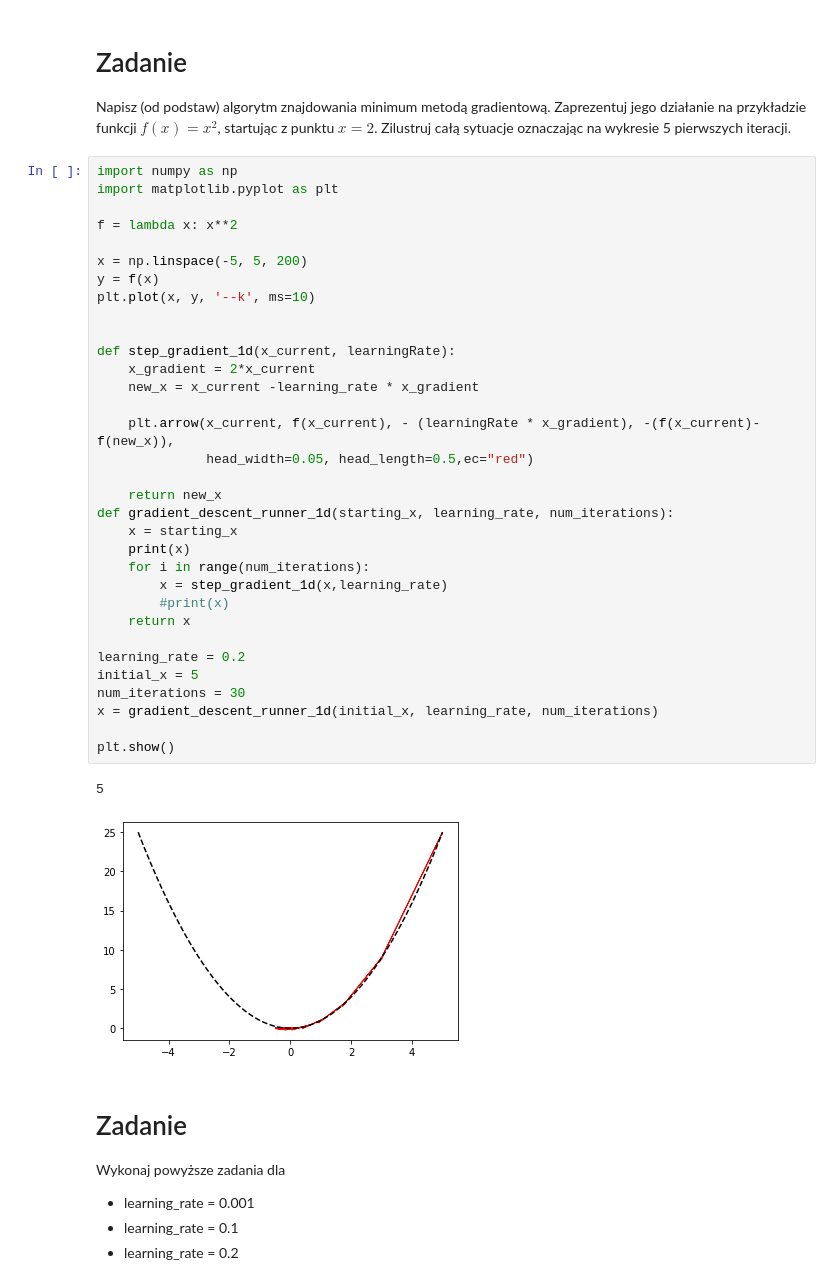
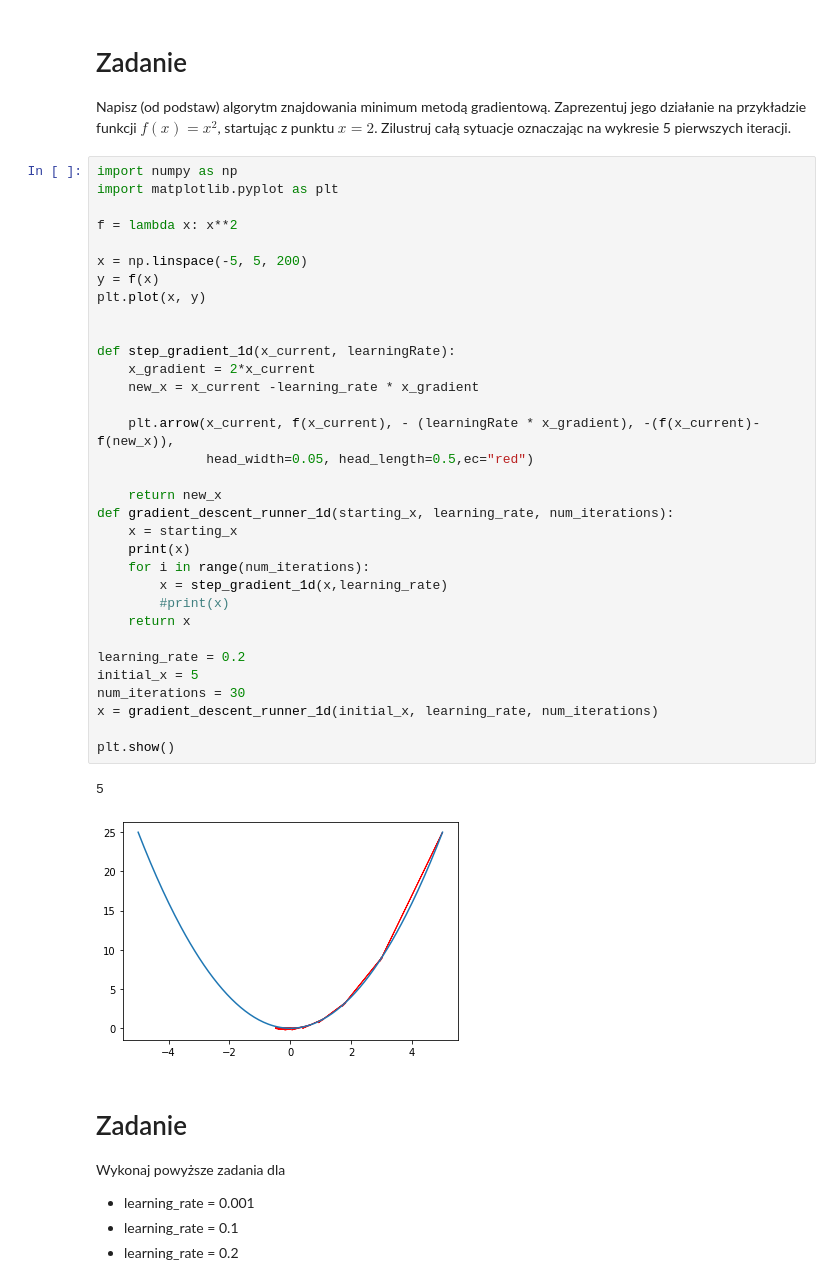
Before and after one commit to pawel200020/machine_learning_course, a Jupyter notebook: Z04_A_gradient_descent.ipynb, the cells around one changed output. Cells and saved outputs as stored; diff of their text form.

```diff
--- a/Z04_A_gradient_descent.ipynb
+++ b/Z04_A_gradient_descent.ipynb
@@ -10,35 +10,35 @@ import matplotlib.pyplot as plt
 f = lambda x: x**2
 
 x = np.linspace(-5, 5, 200)
 y = f(x)
-plt.plot(x, y, '--k', ms=10)
+plt.plot(x, y)
 
 
 def step_gradient_1d(x_current, learningRate):
     x_gradient = 2*x_current
     new_x = x_current -learning_rate * x_gradient
 
     plt.arrow(x_current, f(x_current), - (learningRate * x_gradient), -(f(x_current)-f(new_x)),
               head_width=0.05, head_length=0.5,ec="red")
 
     return new_x
 def gradient_descent_runner_1d(starting_x, learning_rate, num_iterations):
     x = starting_x
     print(x)
     for i in range(num_iterations):
         x = step_gradient_1d(x,learning_rate)
         #print(x)
     return x
 
 learning_rate = 0.2
 initial_x = 5
 num_iterations = 30
 x = gradient_descent_runner_1d(initial_x, learning_rate, num_iterations)
 
 plt.show()
 # %% [output]
 5
-[figure, old version]
+[figure, new version]
 # %% [markdown]
 # Zadanie
 Wykonaj powyższe zadania dla
```
Also changed, not shown: parts of 1 cell of this notebook, 2 other files.
